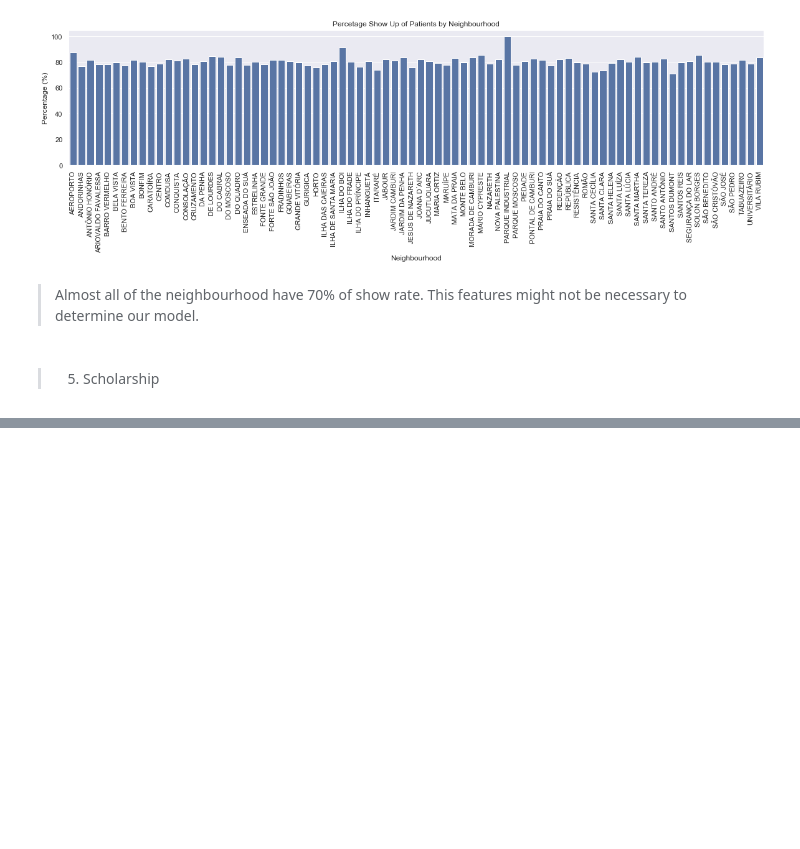
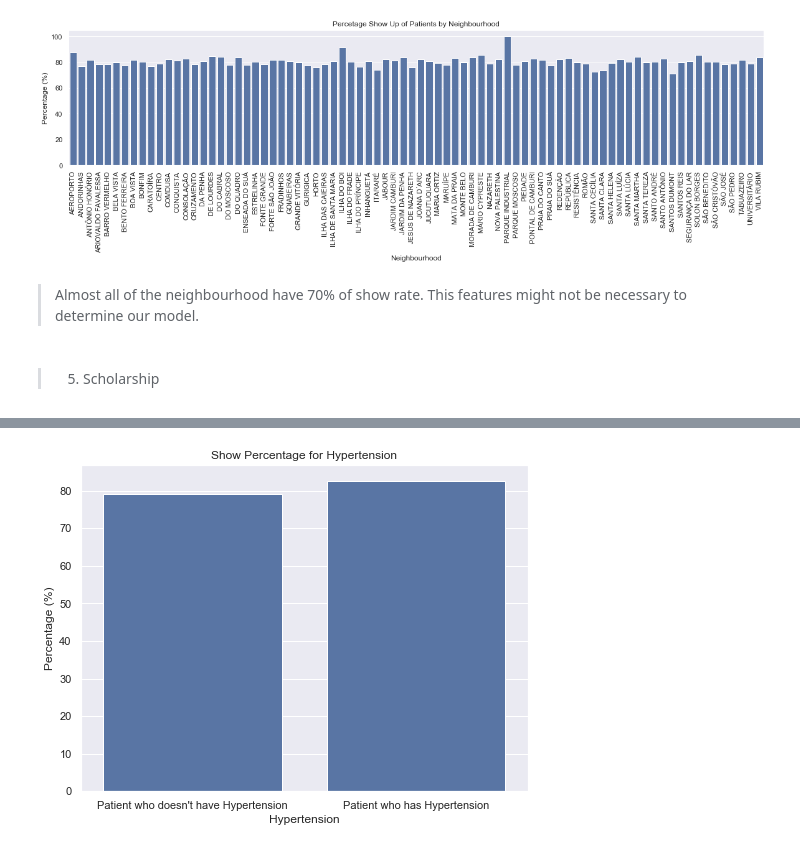
Before and after one commit to isaphu/Predicting-no-show-, a Jupyter notebook: noshow.ipynb, the cells around one changed output, grey strips where cells are left out. Saved outputs shown, nothing was run; the diff lists cells and outputs as text; code cells hidden in the pictures; blank space fills up the shorter version.

```diff
--- a/noshow.ipynb
+++ b/noshow.ipynb
@@ -561,0 +609,12 @@ plt.show()
+# %%
+plt.figure(figsize=[8,6])
+sns.set(style = "darkgrid")
+base_color = sns.color_palette()[0]
+ax = sns.barplot(x=h_ratio.index, y=h_ratio*100, color=base_color)
+ax.set_title("Show Percentage for Hypertension")
+x_ticks_labels=['Patient who doesn\'t have Hypertension', 'Patient who has Hypertension']
+ax.set_ylabel('Percentage (%)')
+ax.set_xticklabels(x_ticks_labels)
+plt.show()
+# %% [output]
+[figure, added]
```
Also changed, not shown: parts of 28 cells of this notebook.
